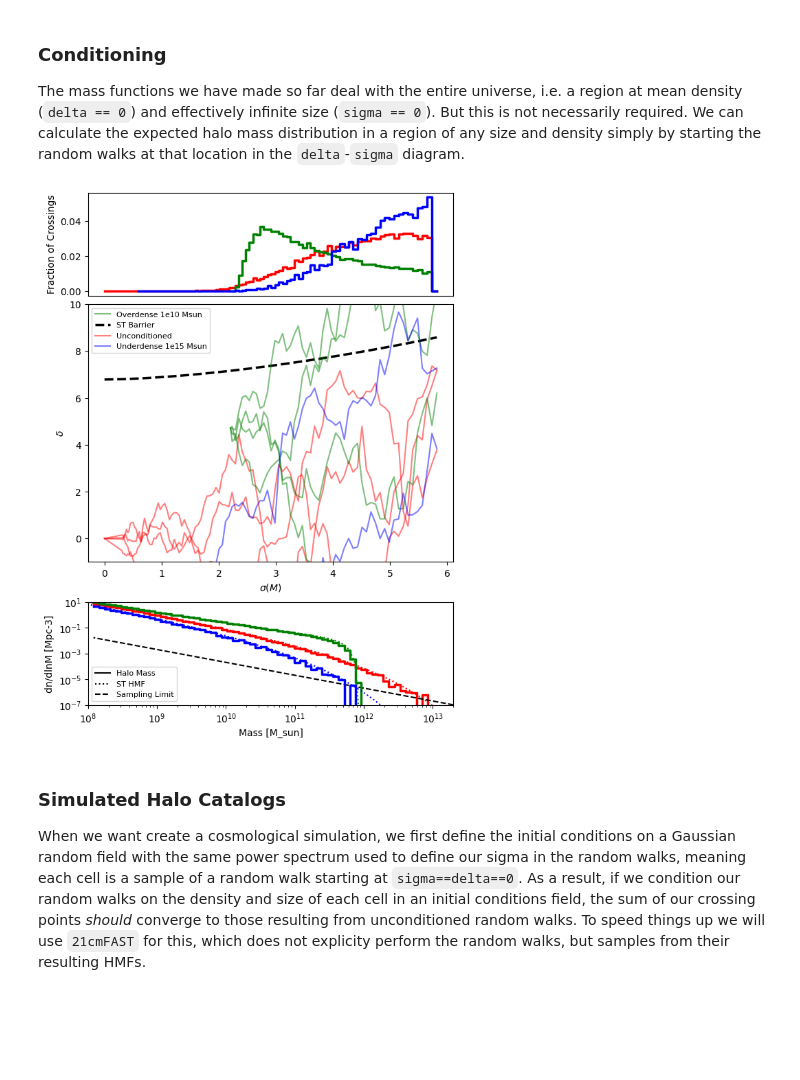
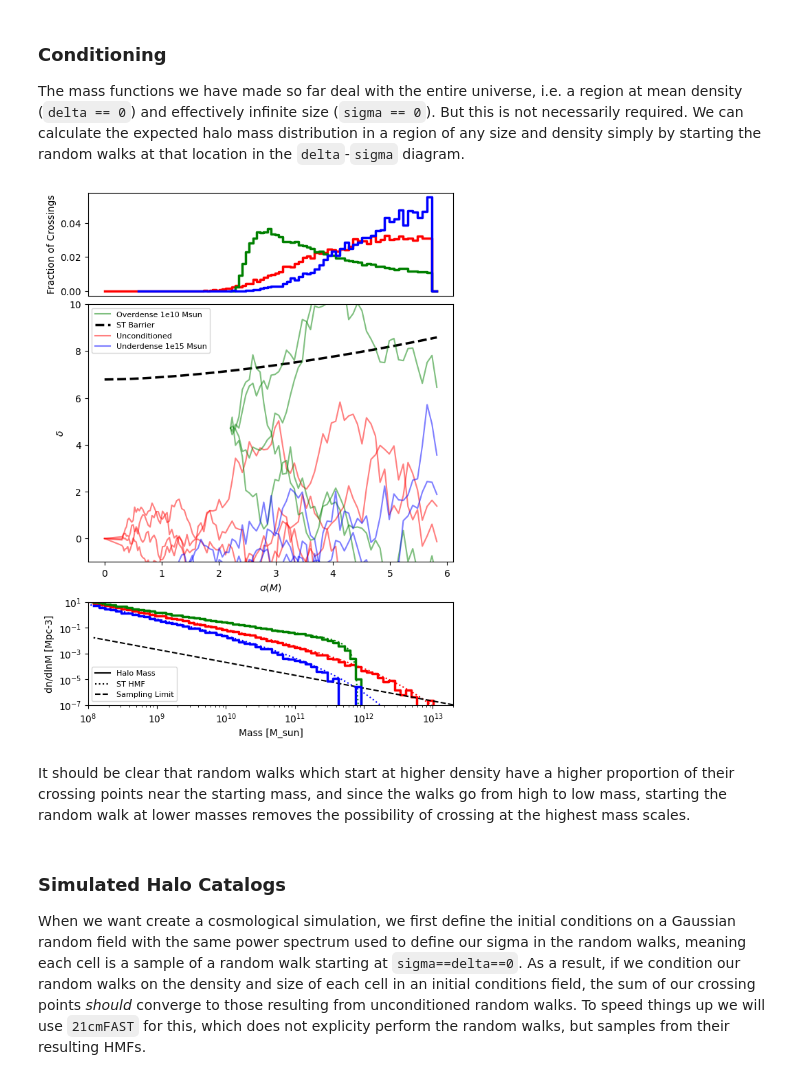
Before and after one commit to 21cmfast/Structure-Formation, a Jupyter notebook: tutorials/03-halos.ipynb, the cells around one changed output. Saved outputs shown, nothing was run; the diff lists cells and outputs as text; code cells hidden in the pictures; blank space fills up the shorter version.

```diff
--- a/tutorials/03-halos.ipynb
+++ b/tutorials/03-halos.ipynb
@@ -99,23 +369,25 @@ Repeating with a different barrier gives us a different set of masses
 # %%
-def my_barrier_ST(sigma_steps, growthf):
+def my_barrier_ST(sigma, growthf, a = 0.73, b = 0.34, c = 0.81):
     """ Write a function to compute the Sheth-Tormen barrier here.
     Note that you can change the parameters of the mass function to achieve different results.
     """
-    pass
+    delta = 1.686 / growthf[None,:]
+    return np.sqrt(a) * delta * (
+        1. + b * pow(sigma[:,None] * sigma[:,None] /
+        (a * delta * delta), c)
+    )
 
 #Set up the Barrier
-#TODO: replace these function calls with the ones they write above
-barrier_steps_ST = rw.barrier_ST(sigma_steps, growthf)
+barrier_steps_ST = my_barrier_ST(sigma_steps, growthf)
 
-#TODO: replace these function calls with the ones they write above
-halo_masses_ST, halo_sigma_ST, crossing_points_ST = rw.get_crossing_points(
+halo_masses_ST, halo_sigma_ST, crossing_points_ST = my_crossing_points(
     delta_arr=walks,
     barrier=barrier_steps_ST,
     sigma_arr=sigma_steps,
     mass_arr=mass_steps,
 )
 
-_ = fig, ax = rw.plot_walks(
+_ = fig, ax = plot_walks(
     walks=walks,
     redshift=redshift,
     mass_steps=mass_steps,
@@ -124,7 +396,7 @@ _ = fig, ax = rw.plot_walks(
     halo_masses=halo_masses_ST,
     halo_sigma=halo_sigma_ST,
     n_walks_plot=15, #change this to plot more or less walks
-    hmf_type='ST',
+    hmf_type='ST',  #This plots an expected result 21cmFAST mass functions
     plot_crossings=True
 )
 # %% [output]
@@ -134,29 +406,28 @@ _ = fig, ax = rw.plot_walks(
 The mass functions we have made so far deal with the entire universe, i.e. a region at mean density (`delta == 0`) and effectively infinite size (`sigma == 0`). But this is not necessarily required. We can calculate the expected halo mass distribution in a region of any size and density simply by starting the random walks at that location in the `delta`-`sigma` diagram.
 # %%
 # This cell performs random walks at a few different conditions
-# TODO: You can modify these starting masses and deltas to see how the halo mass function changes
-sigma_12, mass_12 = rw.setup_walk_steps(start_mass=1e12,
+# NOTE: You can modify these starting masses and deltas to see how the halo mass function changes
+sigma_12, mass_12 = setup_walk_steps(start_mass=1e12,
                                         min_mass=min_mass,
                                         max_mass=max_mass,
                                         num_steps=num_steps)
-sigma_15, mass_15 = rw.setup_walk_steps(start_mass=1e15,
+sigma_15, mass_15 = setup_walk_steps(start_mass=1e15,
                                         min_mass=min_mass,
                                         max_mass=max_mass,
                                         num_steps=num_steps)
-walks_overdense_12 = rw.random_steps_sharpk(sigma_12, n_walks=n_walks, start_delta=1./growthf)
-walks_underdense_15 = rw.random_steps_sharpk(sigma_15, n_walks=n_walks, start_delta=-0.5/growthf)
+walks_overdense_12 =  my_random_walk(sigma_12, n_walks=n_walks, start_delta=1./growthf)
+walks_underdense_15 = my_random_walk(sigma_15, n_walks=n_walks, start_delta=-0.5/growthf)
 
 #find at which indices the random walks cross the barrier
-#TODO: replace these function calls with the ones they write above
-barrier_steps_ST_12 = rw.barrier_ST(sigma_12, growthf)
-barrier_steps_ST_15 = rw.barrier_ST(sigma_15, growthf)
-halo_masses_ST_o_12, halo_sigma_ST_o_12, crossing_points_ST_o_12 = rw.get_crossing_points(
+barrier_steps_ST_12 = my_barrier_ST(sigma_12, growthf)
+barrier_steps_ST_15 = my_barrier_ST(sigma_15, growthf)
+halo_masses_ST_o_12, halo_sigma_ST_o_12, crossing_points_ST_o_12 = my_crossing_points(
     delta_arr=walks_overdense_12,
     barrier=barrier_steps_ST_12,
     sigma_arr=sigma_12,
     mass_arr=mass_12,
 )
-halo_masses_ST_u_15, halo_sigma_ST_u_15, crossing_points_ST_u_15 = rw.get_crossing_points(
+halo_masses_ST_u_15, halo_sigma_ST_u_15, crossing_points_ST_u_15 = my_crossing_points(
     delta_arr=walks_underdense_15,
     barrier=barrier_steps_ST_15,
     sigma_arr=sigma_15,
@@ -164,7 +435,7 @@ halo_masses_ST_u_15, halo_sigma_ST_u_15, crossing_points_ST_u_15 = rw.get_crossi
 )
 # %%
 #now plot all three cases together
-fig, ax = rw.plot_walks(
+fig, ax = plot_walks(
     walks=walks,
     redshift=redshift,
     mass_steps=mass_steps,
@@ -178,40 +449,42 @@ fig, ax = rw.plot_walks(
     hmf_type='ST',
     label='Unconditioned'
 )
-fig, ax = rw.plot_walks(
+fig, ax = plot_walks(
     fig=fig,
     ax=ax,
     walks=walks_overdense_12,
     redshift=redshift,
     mass_steps=mass_12,
     sigma_steps=sigma_12,
     barrier=barrier_steps_ST_12,
     halo_masses=halo_masses_ST_o_12,
     halo_sigma=halo_sigma_ST_o_12,
     n_walks_plot=4,
     color='g',
     delta=1.0,
     hmf_type='ST',
     label='Overdense 1e10 Msun'
 )
-fig, ax = rw.plot_walks(
+fig, ax = plot_walks(
     fig=fig,
     ax=ax,
     walks=walks_underdense_15,
     redshift=redshift,
     mass_steps=mass_15,
     sigma_steps=sigma_15,
     barrier=barrier_steps_ST_15,
     halo_masses=halo_masses_ST_u_15,
     halo_sigma=halo_sigma_ST_u_15,
     n_walks_plot=4,
     color='b',
     delta=-0.5,
     hmf_type='ST',
     label='Underdense 1e15 Msun'
 )
 # %% [output]
-[figure, old version]
+[figure, new version]
+# %% [markdown]
+It should be clear that random walks which start at higher density have a higher proportion of their crossing points near the starting mass, and since the walks go from high to low mass, starting the random walk at lower masses removes the possibility of crossing at the highest mass scales.
 # %% [markdown]
 ### Simulated Halo Catalogs
 
```
Also changed, not shown: parts of 16 cells of this notebook, 1 other file.
